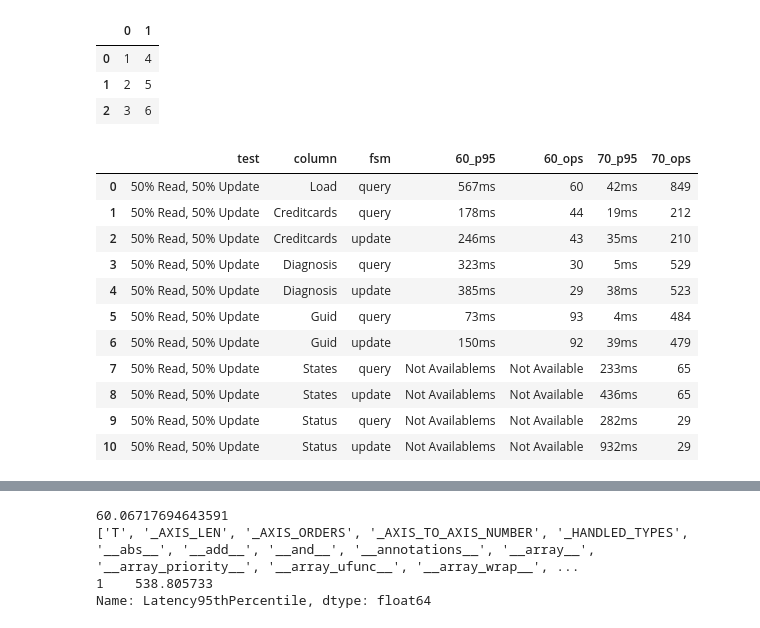
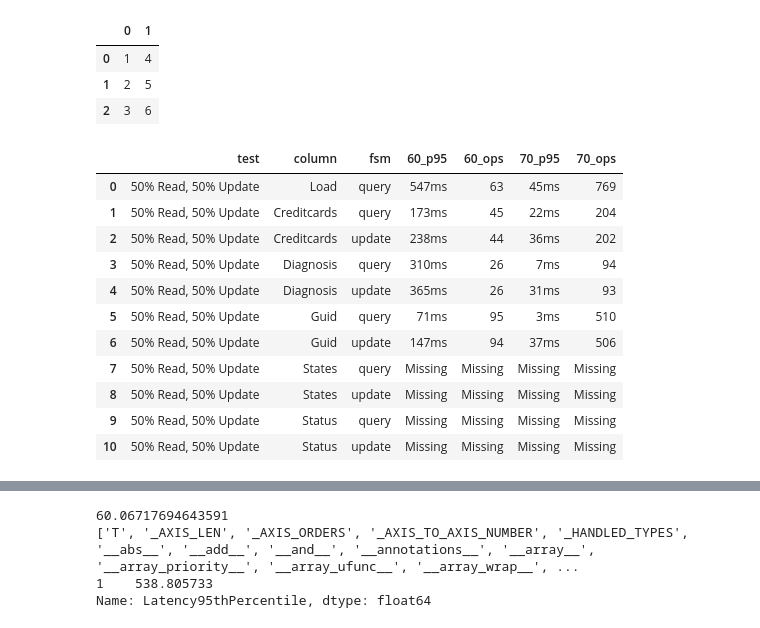
Before and after one commit to markbenvenuto/perf_tooling, a Jupyter notebook: notebooks/perf_criteria_analysis_summary.ipynb, the cells around one changed output, grey strips where cells are left out. Drawn from its saved outputs; the diff is of its cells as text; code cells hidden in the pictures.

Commit message:
More tests

```diff
--- a/notebooks/perf_criteria_analysis_summary.ipynb
+++ b/notebooks/perf_criteria_analysis_summary.ipynb
@@ -145,42 +200,5 @@ df
 # %%
 df = pandas.read_csv("/tmp/summary.csv")
-
-def get_numbers(topo, column, test, test_type, enc_type, version):
-    query = f"topo_type == '{topo}' & query_column == '{column}' & read_percentage == {test[0]} & write_percentage == {test[1]} & test_type == '{test_type}' & encrypted_type == '{enc_type}' & version == {version}"
-    rows = df.query(query)
-    if rows.empty:
-        # raise ValueError("No Rows: " + str(query))
-        return ("Missing", "Missing")
-    rc = rows.size / len(df.columns)
-    if rc > 1:
-        raise ValueError("Too many: %s - %s " % (rc, query))
-    #assert row count
-    r = rows
-
-    ops_sec = rows["OperationThroughput"]
-    p95_lat = rows["Latency95thPercentile"] / 1000000
-
-    return (ops_sec.iloc[0], p95_lat.iloc[0])
-
-
-# Bulk
-# - 60 rs
-# -- latency , ops_sec
-# - 70 rs
-# -- latency , ops_sec
-# - 60 sharding
-# -- latency , ops_sec
-# - 70 sharding
-# -- latency , ops_sec
-
-rows = [
-    ("load", (50, 50)),
-    ("creditcards", (50, 50)),
-    ("diagnosis", (50, 50)),
-    ("guid", (50, 50)),
-    ("states", (50, 50)),
-    ("status", (50, 50)),
-]
 
 topo = "sharding"
 dfr = None
@@ -197,11 +215,16 @@ for row in rows:
         if query_cat == "load" and fsm_type == "update":
             continue
 
+        # No results for write_percentage == 0
+        if write_percentage == 0:
+            continue
+
         for version in [60, 70]:
             query_name = "creditcards" if query_cat == "load" else query_cat
             numbers = get_numbers(topo, query_name, row[1], q_type, "encrypted", version)
 
             (ops_sec, p95_lat) = numbers
+
 
             ops_quality = "unknown"
             latency_quality = "unknown"
@@ -211,43 +234,43 @@ for row in rows:
                 p95_lat = round(float(p95_lat))
 
                 ops_quality = "bad"
                 latency_quality = "bad"
                 if query_cat == "load":
                     if ops_sec > 500:
                         ops_quality = "good"
                         latency_quality = "good"
                 else:
                     if (read_percentage == 100 and p95_lat < 50) or \
                         (read_percentage == 95 and p95_lat < 55) or \
                         (read_percentage == 50 and p95_lat < 75):
                             ops_quality = "good"
                             latency_quality = "good"
 
             data["fsm"] = fsm_type
 
-            data[f"{version}_p95"] = str(p95_lat) + "ms"
+            data[f"{version}_p95"] = str(p95_lat) + "ms" if p95_lat != "Missing" else "Missing"
             data[f"{version}_ops"] = ops_sec
 
         sdf = pandas.DataFrame(index = [0], data=data)
 
         if dfr is None:
             dfr = sdf
         else:
             dfr = pandas.concat([dfr, sdf], ignore_index=True)
 
 dfr.to_csv("/tmp/summary2.csv")
 dfr
 # %% [output]
 |  | test | column | fsm | 60_p95 | 60_ops | 70_p95 | 70_ops |
-| 0 | 50% Read, 50% Update | Load | query | 567ms | 60 | 42ms | 849 |
-| 1 | 50% Read, 50% Update | Creditcards | query | 178ms | 44 | 19ms | 212 |
-| 2 | 50% Read, 50% Update | Creditcards | update | 246ms | 43 | 35ms | 210 |
-| 3 | 50% Read, 50% Update | Diagnosis | query | 323ms | 30 | 5ms | 529 |
-| 4 | 50% Read, 50% Update | Diagnosis | update | 385ms | 29 | 38ms | 523 |
-| 5 | 50% Read, 50% Update | Guid | query | 73ms | 93 | 4ms | 484 |
-| 6 | 50% Read, 50% Update | Guid | update | 150ms | 92 | 39ms | 479 |
-| 7 | 50% Read, 50% Update | States | query | Not Availablems | Not Available | 233ms | 65 |
-| 8 | 50% Read, 50% Update | States | update | Not Availablems | Not Available | 436ms | 65 |
-| 9 | 50% Read, 50% Update | Status | query | Not Availablems | Not Available | 282ms | 29 |
-| 10 | 50% Read, 50% Update | Status | update | Not Availablems | Not Available | 932ms | 29 |
+| 0 | 50% Read, 50% Update | Load | query | 547ms | 63 | 45ms | 769 |
+| 1 | 50% Read, 50% Update | Creditcards | query | 173ms | 45 | 22ms | 204 |
+| 2 | 50% Read, 50% Update | Creditcards | update | 238ms | 44 | 36ms | 202 |
+| 3 | 50% Read, 50% Update | Diagnosis | query | 310ms | 26 | 7ms | 94 |
+| 4 | 50% Read, 50% Update | Diagnosis | update | 365ms | 26 | 31ms | 93 |
+| 5 | 50% Read, 50% Update | Guid | query | 71ms | 95 | 3ms | 510 |
+| 6 | 50% Read, 50% Update | Guid | update | 147ms | 94 | 37ms | 506 |
+| 7 | 50% Read, 50% Update | States | query | Missing | Missing | Missing | Missing |
+| 8 | 50% Read, 50% Update | States | update | Missing | Missing | Missing | Missing |
+| 9 | 50% Read, 50% Update | Status | query | Missing | Missing | Missing | Missing |
+| 10 | 50% Read, 50% Update | Status | update | Missing | Missing | Missing | Missing |
 # %%
```
Also changed, not shown: parts of 5 cells of this notebook, 4 other files.
